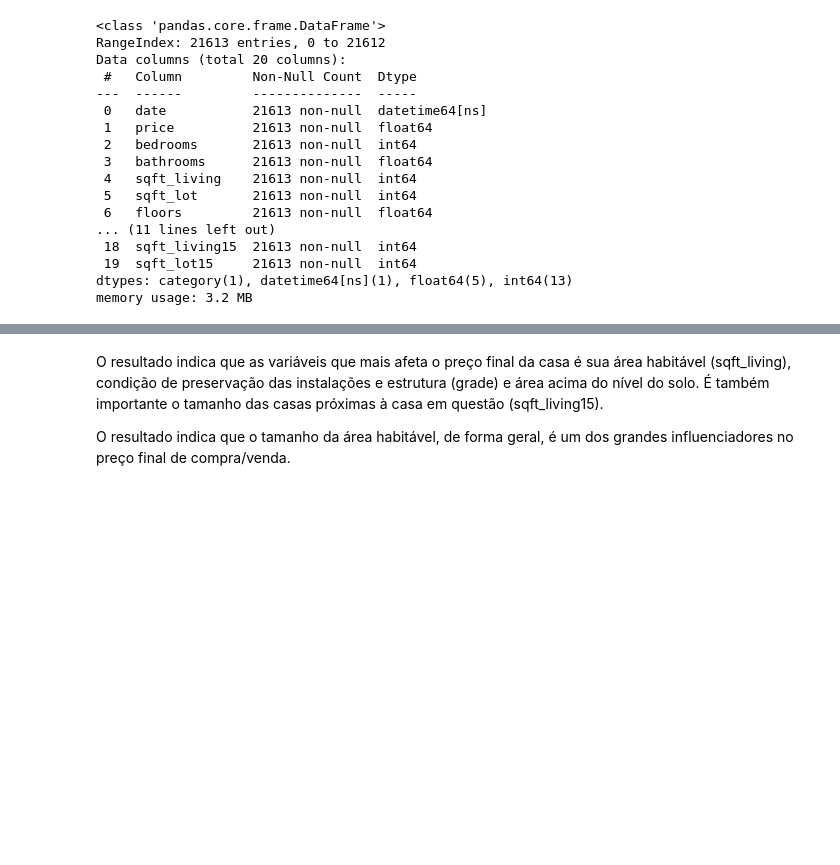
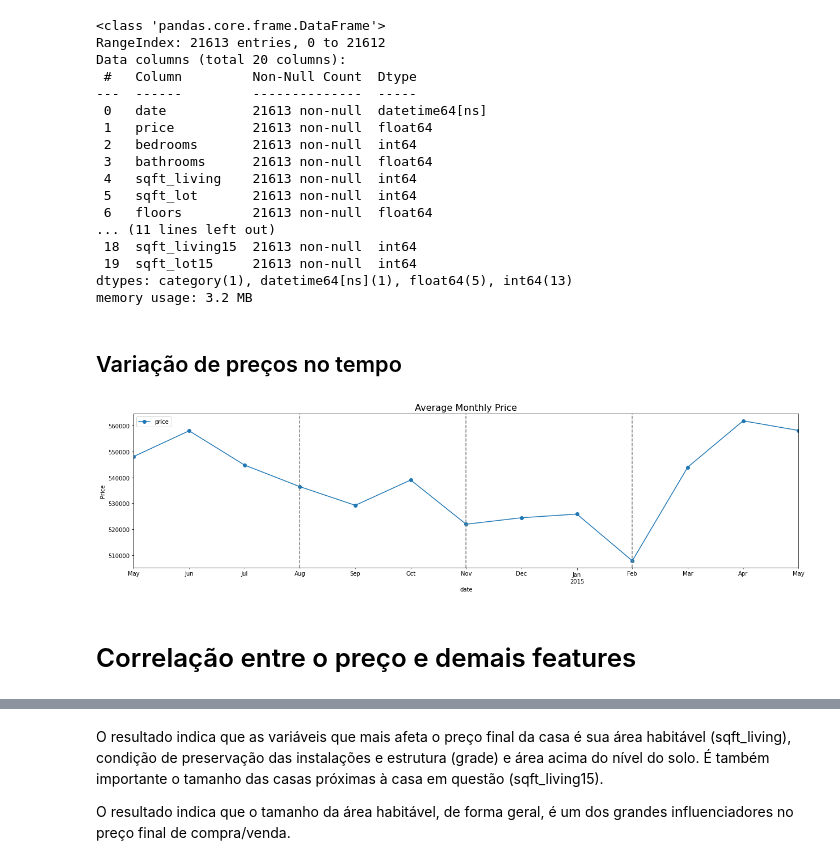
Before and after one commit to GabrielG16/HouseRocket-Pricing, a Jupyter notebook: Insights.ipynb, the cells around one changed output, grey strips where cells are left out. Drawn from its saved outputs; the diff is of its cells as text; code cells hidden in the pictures; blank space fills up the shorter version.

```diff
--- a/Insights.ipynb
+++ b/Insights.ipynb
@@ -161,6 +150,20 @@ Data columns (total 20 columns):
  19  sqft_lot15     21613 non-null  int64
 dtypes: category(1), datetime64[ns](1), float64(5), int64(13)
 memory usage: 3.2 MB
+# %% [markdown]
+## Variação de preços no tempo
+# %%
+avg_month = df[['date', 'price']].set_index('date').resample('M').mean()
+# %%
+avg_month.plot(figsize = (21,5), marker = 'o')
+plt.ylabel('Price')
+plt.title('Average Monthly Price', fontsize = 16)
+for v in range(3,12,3):
+    plt.axvline(avg_month.index[v], color = 'grey', linestyle = '--')
+# %% [output]
+[figure, added]
+# %% [markdown]
+# Correlação entre o preço e demais features
 # %%
 df.corr().iloc[0,:].sort_values(ascending = False)[1:]
 # %% [output]
```
Also changed, not shown: parts of 21 cells of this notebook.
